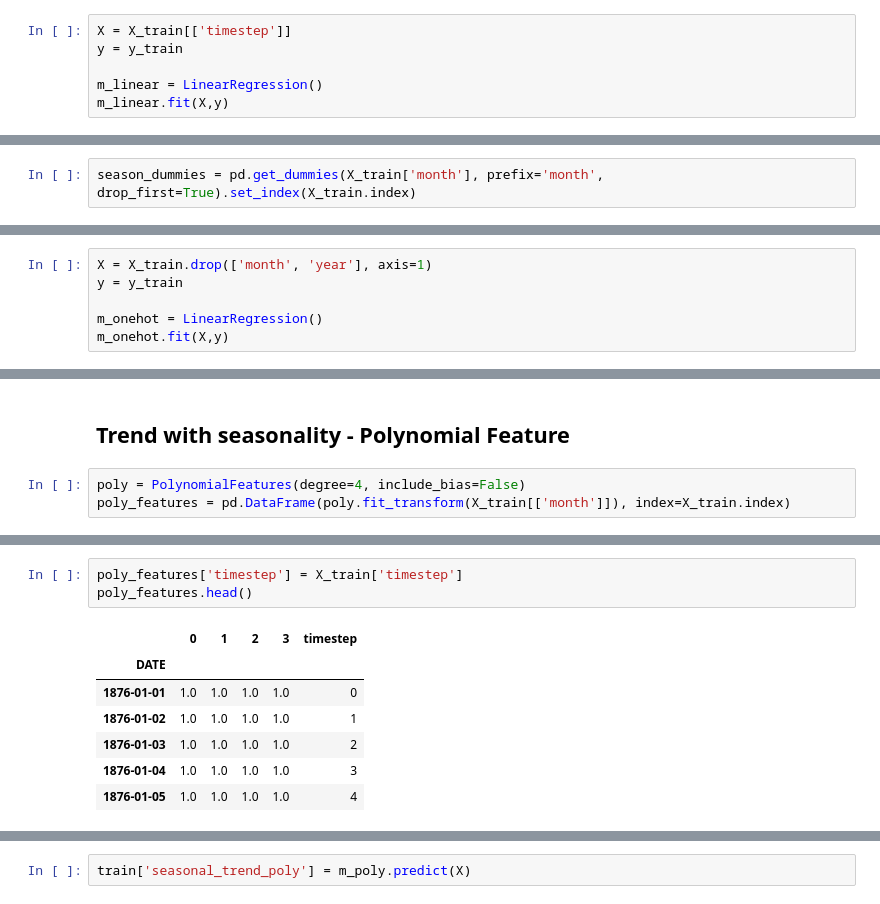
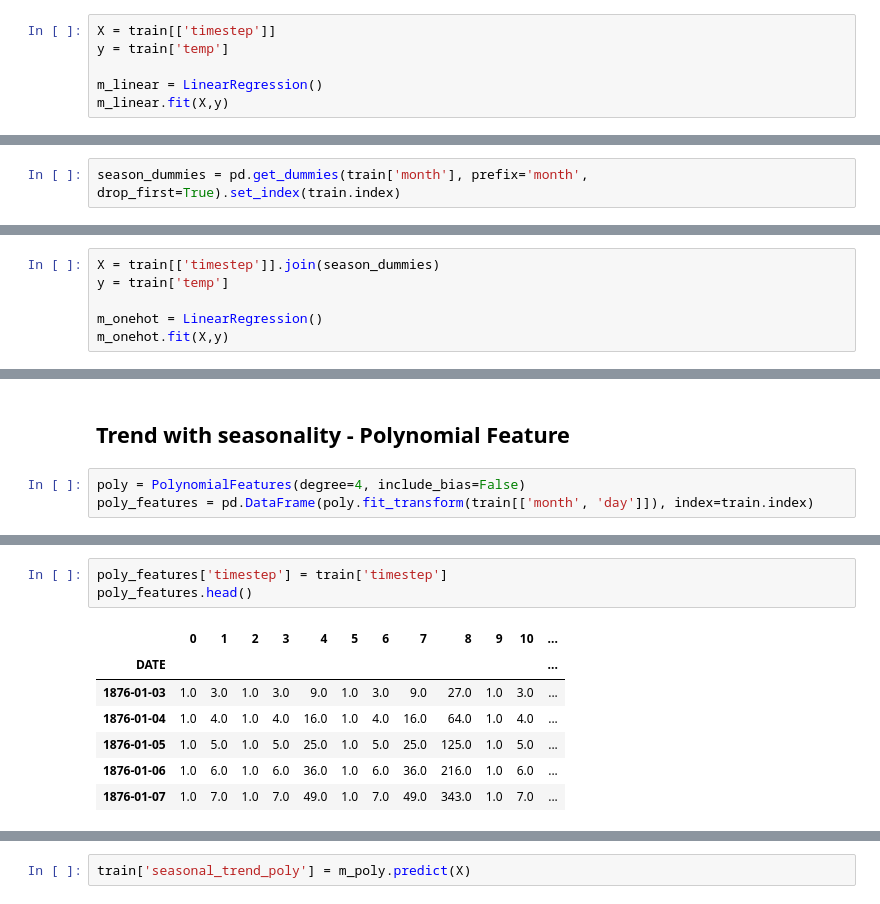
Before and after one commit to mfriebel/DS_projects, a Jupyter notebook: week05/projekt_wk_05_MF.ipynb, the cells around one changed output, grey strips where cells are left out. Drawn from its saved outputs; the diff is of its cells as text.

```diff
--- a/week05/projekt_wk_05_MF.ipynb
+++ b/week05/projekt_wk_05_MF.ipynb
@@ -121,6 +200,6 @@ X_train['timestep'] = list(range(len(X_train.index)))
 # %%
-X = X_train[['timestep']]
-y = y_train
+X = train[['timestep']]
+y = train['temp']
 
 m_linear = LinearRegression()
 m_linear.fit(X,y)
@@ -143,2 +222,2 @@ sns.lineplot(x='year', y='general_trend', data=train.resample('Y').mean())
 # %%
-season_dummies = pd.get_dummies(X_train['month'], prefix='month', drop_first=True).set_index(X_train.index)
+season_dummies = pd.get_dummies(train['month'], prefix='month', drop_first=True).set_index(train.index)
@@ -154,6 +224,6 @@ Index(['year', 'month', 'day', 'timestep', 'month_2', 'month_3', 'month_4',
 # %%
-X = X_train.drop(['month', 'year'], axis=1)
-y = y_train
+X = train[['timestep']].join(season_dummies)
+y = train['temp']
 
 m_onehot = LinearRegression()
 m_onehot.fit(X,y)
@@ -181,7 +245,7 @@ m_onehot.score(X, y)
 ## Trend with seasonality - Polynomial Feature
 # %%
 poly = PolynomialFeatures(degree=4, include_bias=False)
-poly_features = pd.DataFrame(poly.fit_transform(X_train[['month']]), index=X_train.index)
+poly_features = pd.DataFrame(poly.fit_transform(train[['month', 'day']]), index=train.index)
 # %%
 poly_features.head()
 # %% [output]
@@ -195,13 +259,13 @@ poly_features.head()
 # %%
-poly_features['timestep'] = X_train['timestep']
+poly_features['timestep'] = train['timestep']
 poly_features.head()
 # %% [output]
-|  | 0 | 1 | 2 | 3 | timestep |
-| DATE |  |  |  |  |  |
-| 1876-01-01 | 1.0 | 1.0 | 1.0 | 1.0 | 0 |
-| 1876-01-02 | 1.0 | 1.0 | 1.0 | 1.0 | 1 |
-| 1876-01-03 | 1.0 | 1.0 | 1.0 | 1.0 | 2 |
-| 1876-01-04 | 1.0 | 1.0 | 1.0 | 1.0 | 3 |
-| 1876-01-05 | 1.0 | 1.0 | 1.0 | 1.0 | 4 |
+|  | 0 | 1 | 2 | 3 | 4 | 5 | 6 | 7 | 8 | 9 | 10 | ... |
+| DATE |  |  |  |  |  |  |  |  |  |  |  | ... |
+| 1876-01-03 | 1.0 | 3.0 | 1.0 | 3.0 | 9.0 | 1.0 | 3.0 | 9.0 | 27.0 | 1.0 | 3.0 | ... |
+| 1876-01-04 | 1.0 | 4.0 | 1.0 | 4.0 | 16.0 | 1.0 | 4.0 | 16.0 | 64.0 | 1.0 | 4.0 | ... |
+| 1876-01-05 | 1.0 | 5.0 | 1.0 | 5.0 | 25.0 | 1.0 | 5.0 | 25.0 | 125.0 | 1.0 | 5.0 | ... |
+| 1876-01-06 | 1.0 | 6.0 | 1.0 | 6.0 | 36.0 | 1.0 | 6.0 | 36.0 | 216.0 | 1.0 | 6.0 | ... |
+| 1876-01-07 | 1.0 | 7.0 | 1.0 | 7.0 | 49.0 | 1.0 | 7.0 | 49.0 | 343.0 | 1.0 | 7.0 | ... |
 # %%
 X = poly_features
```
Also changed, not shown: parts of 79 cells of this notebook.
